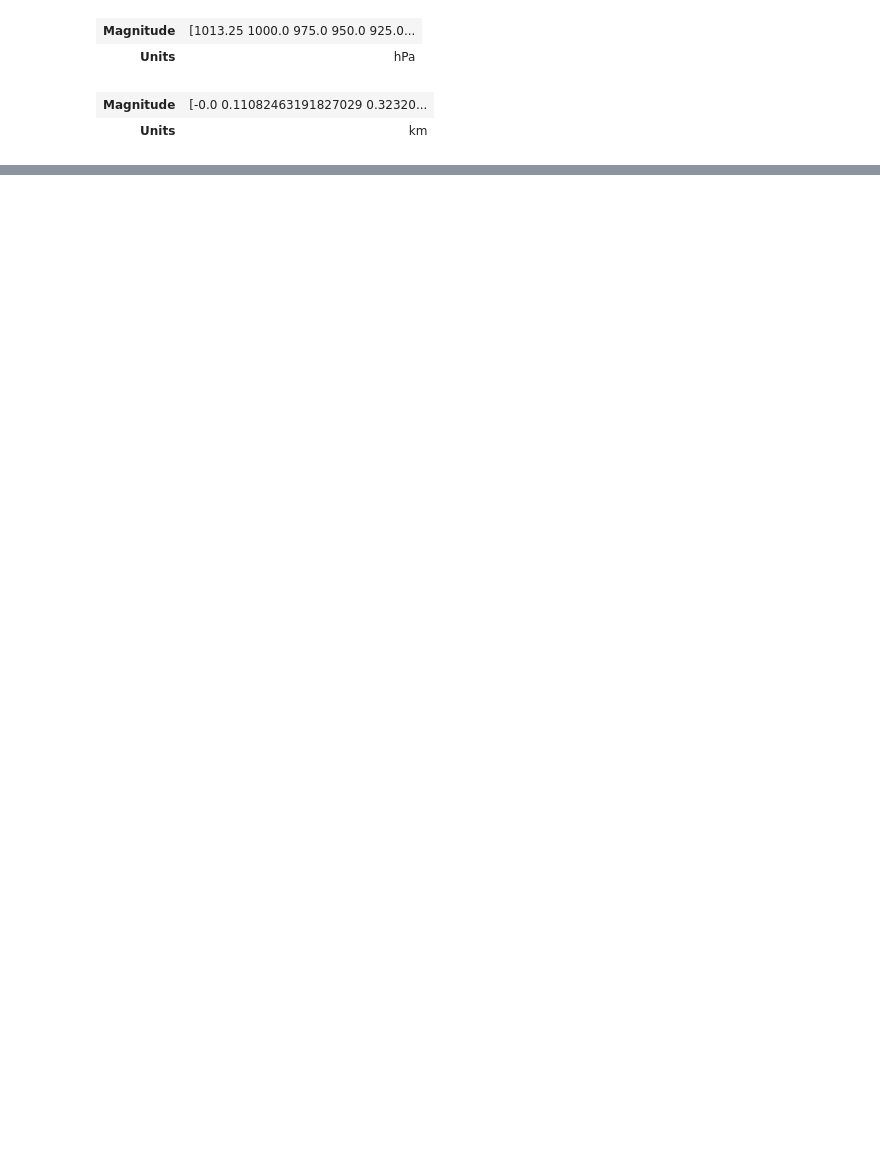
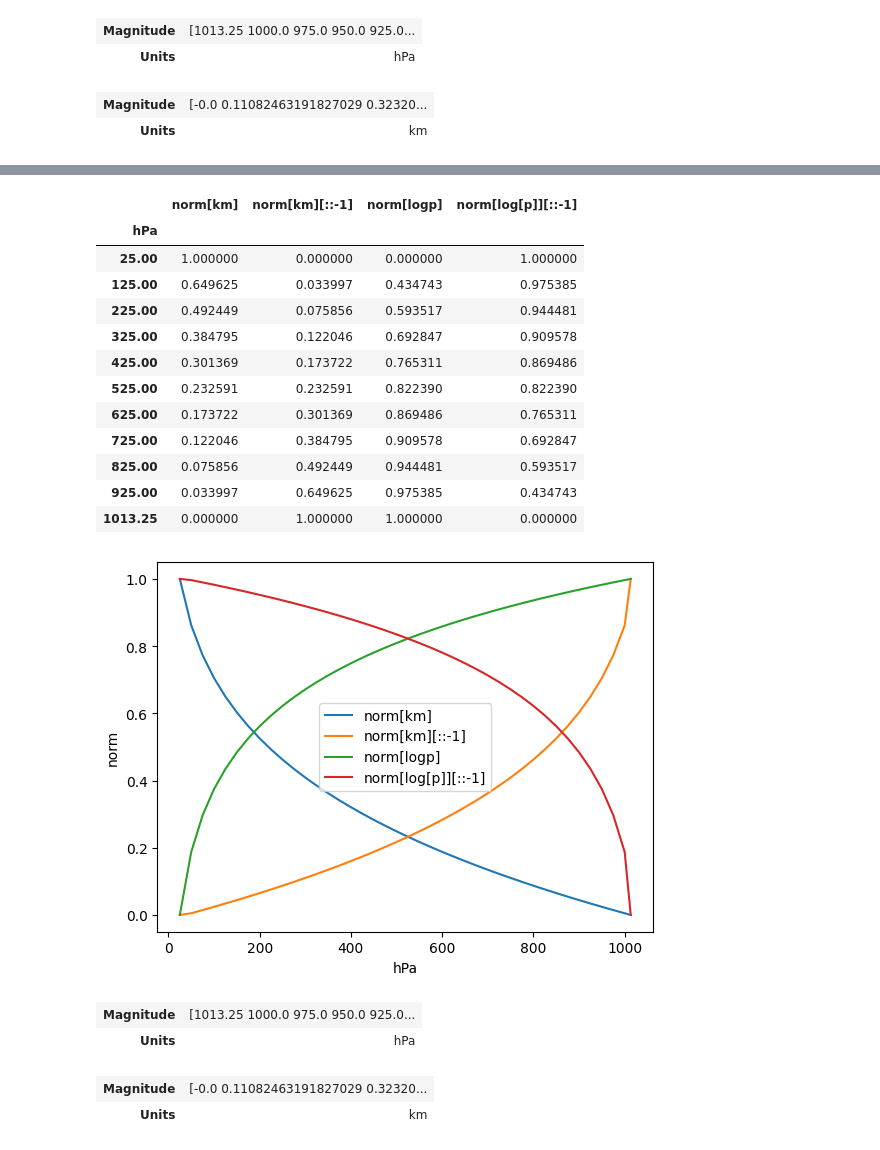
Before and after one commit to leaver2000/mesoformer, a Jupyter notebook: quantity.ipynb, the cells around one changed output, grey strips where cells are left out. Saved outputs shown, nothing was run; the diff lists cells and outputs as text; code cells hidden in the pictures; blank space fills up the shorter version.

```diff
--- a/quantity.ipynb
+++ b/quantity.ipynb
@@ -276,0 +325,39 @@ NameError: name 'data_frame' is not defined
+# %%
+norm = pd.DataFrame(
+    {
+        "norm[km]": normalize(standard_atmosphere["km"]),
+        "norm[km][::-1]": normalize(standard_atmosphere["km"])[::-1],
+        "norm[logp]": normalize(standard_atmosphere["logp"]),
+        "norm[log[p]][::-1]": normalize(standard_atmosphere["logp"])[::-1],
+    },
+    index=standard_atmosphere.index,
+)
+norm.plot(
+    ylabel="norm",
+)
+norm.iloc[::4]
+# %% [output]
+|  | norm[km] | norm[km][::-1] | norm[logp] | norm[log[p]][::-1] |
+| hPa |  |  |  |  |
+| 25.00 | 1.000000 | 0.000000 | 0.000000 | 1.000000 |
+| 125.00 | 0.649625 | 0.033997 | 0.434743 | 0.975385 |
+| 225.00 | 0.492449 | 0.075856 | 0.593517 | 0.944481 |
+| 325.00 | 0.384795 | 0.122046 | 0.692847 | 0.909578 |
+| 425.00 | 0.301369 | 0.173722 | 0.765311 | 0.869486 |
+| 525.00 | 0.232591 | 0.232591 | 0.822390 | 0.822390 |
+| 625.00 | 0.173722 | 0.301369 | 0.869486 | 0.765311 |
+| 725.00 | 0.122046 | 0.384795 | 0.909578 | 0.692847 |
+| 825.00 | 0.075856 | 0.492449 | 0.944481 | 0.593517 |
+| 925.00 | 0.033997 | 0.649625 | 0.975385 | 0.434743 |
+| 1013.25 | 0.000000 | 1.000000 | 1.000000 | 0.000000 |
+[figure, added]
+# %%
+p_levels
+# %% [output]
+| Magnitude | [1013.25 1000.0 975.0 950.0 925.0... |
+| Units | hPa |
+# %%
+pressure2height(p_levels)
+# %% [output]
+| Magnitude | [-0.0 0.11082463191827029 0.32320... |
+| Units | km |
```
Also changed, not shown: parts of 18 cells of this notebook.
